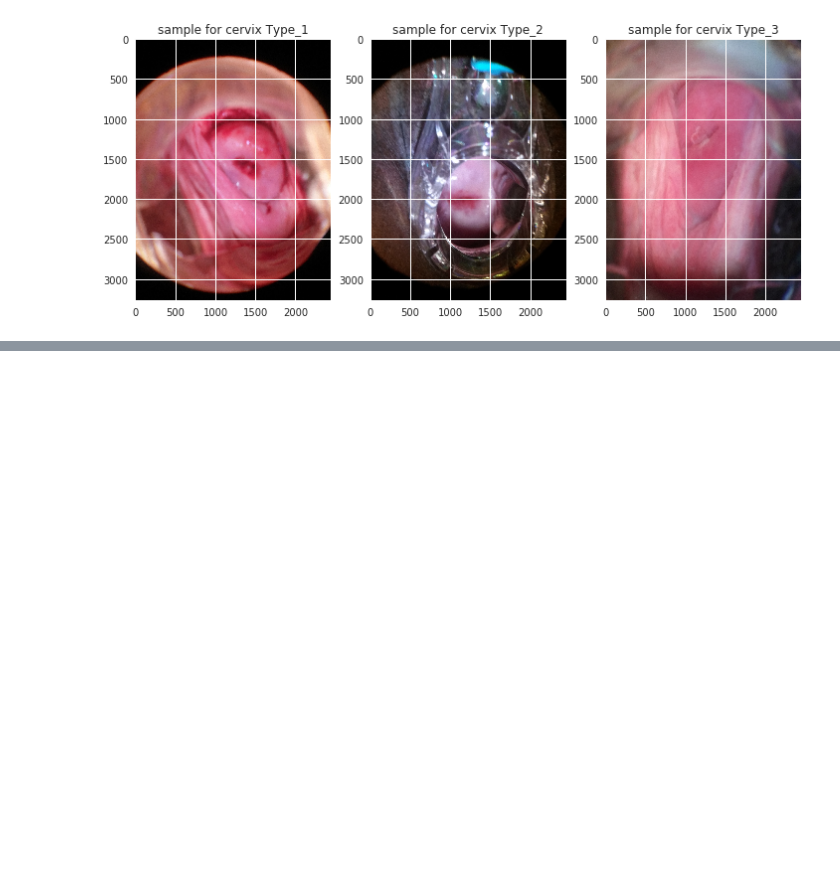
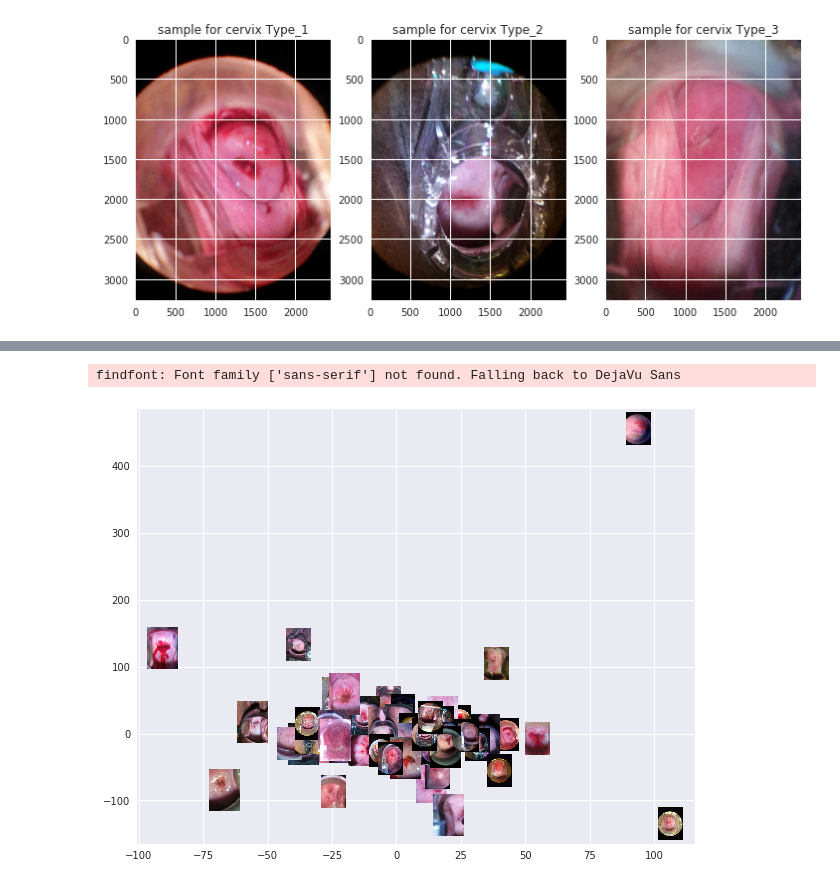
Before and after one commit to u-sky/kaggle-cervical-cancer-screening, a Jupyter notebook: Cervix EDA & Model selection.ipynb, the cells around one changed output, grey strips where cells are left out. Drawn from its saved outputs; the diff is of its cells as text; code cells hidden in the pictures; blank space fills up the shorter version.

```diff
--- a/Cervix EDA & Model selection.ipynb
+++ b/Cervix EDA & Model selection.ipynb
@@ -97,0 +287,18 @@ findfont: Font family ['sans-serif'] not found. Falling back to DejaVu Sans
+# %%
+from matplotlib.offsetbox import OffsetImage, AnnotationBbox
+def imscatter(x, y, images, ax=None, zoom=0.01):
+    ax=plt.gca()
+    images = [OffsetImage(image, zoom=zoom) for image in images]
+    artists = []
+    for x0, y0, im0 in zip(x, y, images):
+        ab = AnnotationBbox(im0, (x0, y0), xycoords='data', frameon=False)
+        artists.append(ax.add_artist(ab))
+    ax.update_datalim(np.column_stack([x, y]))
+    ax.autoscale()
+
+nimgs = 60
+plt.figure(figsize=(10,8))
+imscatter(tsne[0:nimgs, 0], tsne[0:nimgs, 1], all_images[0:nimgs])
+# %% [output]
+findfont: Font family ['sans-serif'] not found. Falling back to DejaVu Sans
+[figure, added]
```
Also changed, not shown: parts of 32 cells of this notebook.
